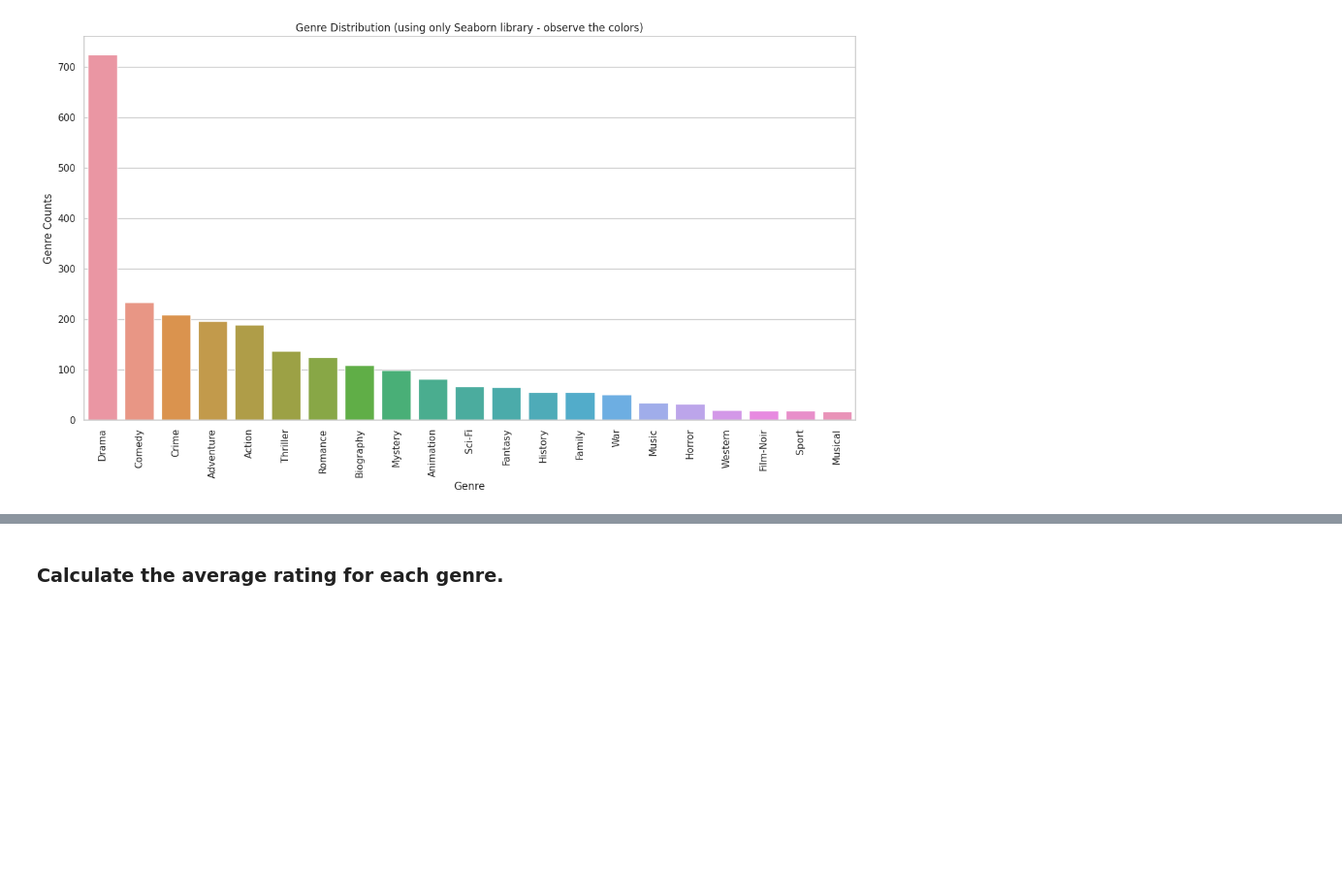
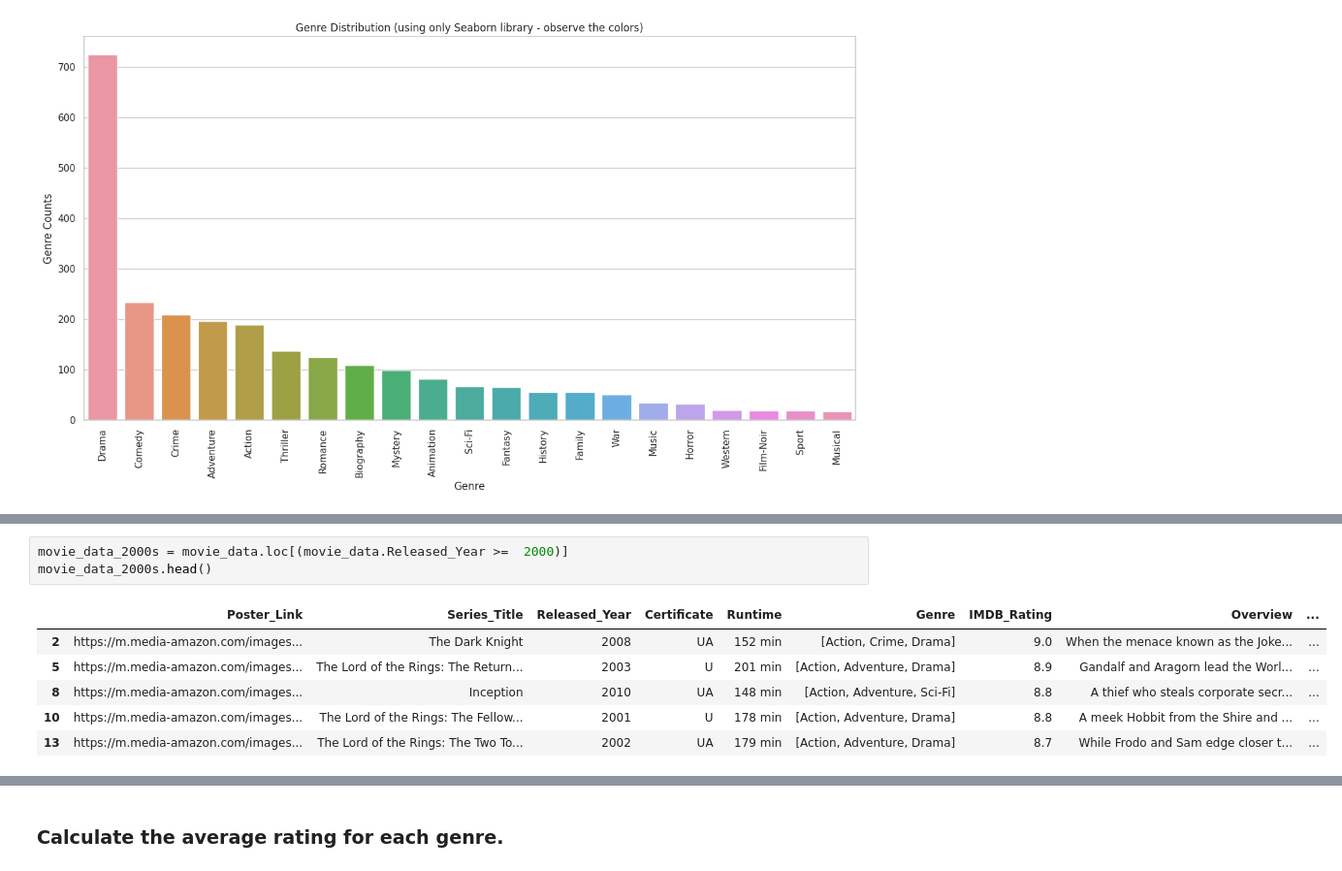
Before and after one commit to codekunoichi/learning-datascience, a Jupyter notebook: pandas/portfolio-projects/prob_2_explore_movie_data.ipynb, the cells around one changed output, grey strips where cells are left out. Shown at 97% size. Drawn from its saved outputs; the diff is of its cells as text; blank space fills up the shorter version.

```diff
--- a/pandas/portfolio-projects/prob_2_explore_movie_data.ipynb
+++ b/pandas/portfolio-projects/prob_2_explore_movie_data.ipynb
@@ -126,0 +230,10 @@ Text(0, 0.5, 'Genre Counts')
+# %%
+movie_data_2000s = movie_data.loc[(movie_data.Released_Year >=  2000)]
+movie_data_2000s.head()
+# %% [output]
+|  | Poster_Link | Series_Title | Released_Year | Certificate | Runtime | Genre | IMDB_Rating | Overview | ... |
+| 2 | https://m.media-amazon.com/images... | The Dark Knight | 2008 | UA | 152 min | [Action, Crime, Drama] | 9.0 | When the menace known as the Joke... | ... |
+| 5 | https://m.media-amazon.com/images... | The Lord of the Rings: The Return... | 2003 | U | 201 min | [Action, Adventure, Drama] | 8.9 | Gandalf and Aragorn lead the Worl... | ... |
+| 8 | https://m.media-amazon.com/images... | Inception | 2010 | UA | 148 min | [Action, Adventure, Sci-Fi] | 8.8 | A thief who steals corporate secr... | ... |
+| 10 | https://m.media-amazon.com/images... | The Lord of the Rings: The Fellow... | 2001 | U | 178 min | [Action, Adventure, Drama] | 8.8 | A meek Hobbit from the Shire and ... | ... |
+| 13 | https://m.media-amazon.com/images... | The Lord of the Rings: The Two To... | 2002 | UA | 179 min | [Action, Adventure, Drama] | 8.7 | While Frodo and Sam edge closer t... | ... |
```
Also changed, not shown: parts of 8 cells of this notebook.
